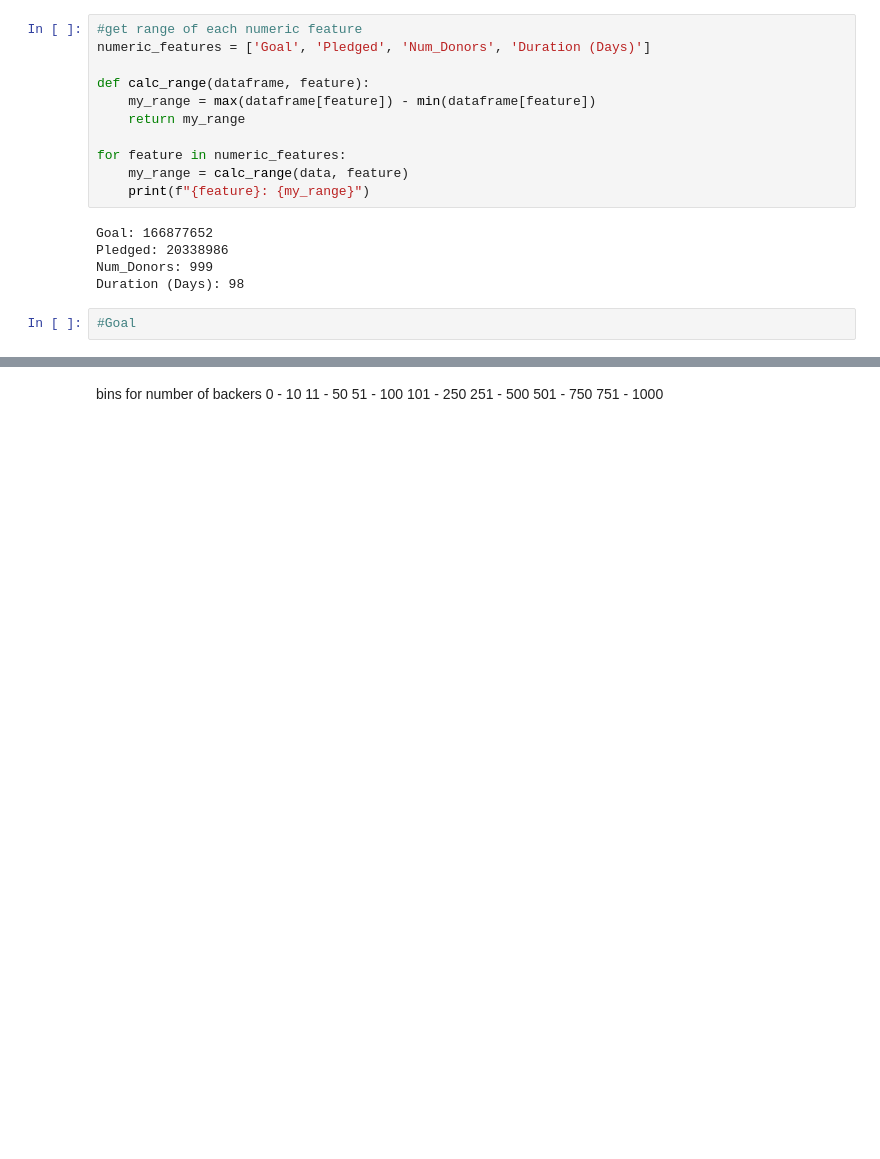
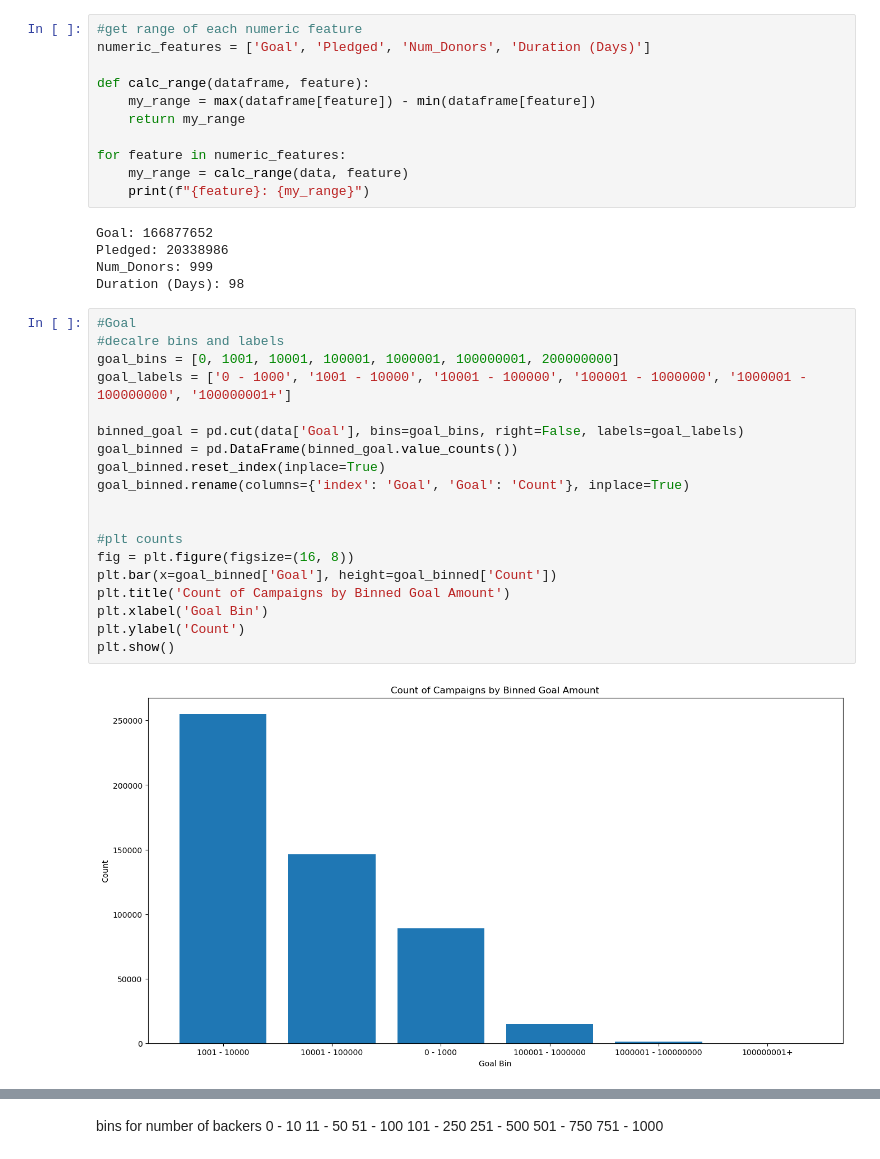
Before and after one commit to SBangarh/Kickstarter_Analysis, a Jupyter notebook: exploratory_analysis.ipynb, the cells around one changed output, grey strips where cells are left out. Drawn from its saved outputs; the diff is of its cells as text; blank space fills up the shorter version.

```diff
--- a/exploratory_analysis.ipynb
+++ b/exploratory_analysis.ipynb
@@ -444,5 +444,24 @@ Goal: 166877652
 Pledged: 20338986
 Num_Donors: 999
 Duration (Days): 98
-# %%
-#Goal
+# %%
+#Goal
+#decalre bins and labels
+goal_bins = [0, 1001, 10001, 100001, 1000001, 100000001, 200000000]
+goal_labels = ['0 - 1000', '1001 - 10000', '10001 - 100000', '100001 - 1000000', '1000001 - 100000000', '100000001+']
+
+binned_goal = pd.cut(data['Goal'], bins=goal_bins, right=False, labels=goal_labels)
+goal_binned = pd.DataFrame(binned_goal.value_counts())
+goal_binned.reset_index(inplace=True)
+goal_binned.rename(columns={'index': 'Goal', 'Goal': 'Count'}, inplace=True)
+
+
+#plt counts
+fig = plt.figure(figsize=(16, 8))
+plt.bar(x=goal_binned['Goal'], height=goal_binned['Count'])
+plt.title('Count of Campaigns by Binned Goal Amount')
+plt.xlabel('Goal Bin')
+plt.ylabel('Count')
+plt.show()
+# %% [output]
+[figure, added]
```
Also changed, not shown: parts of 15 cells of this notebook.
